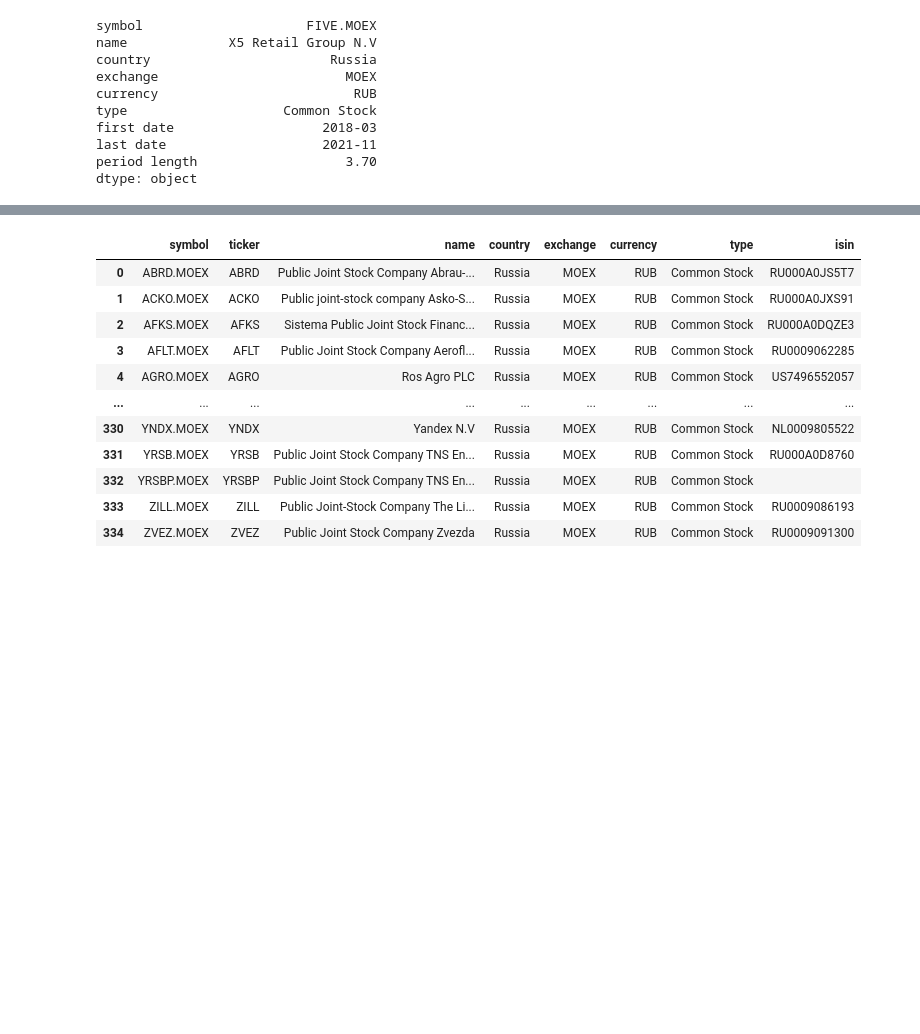
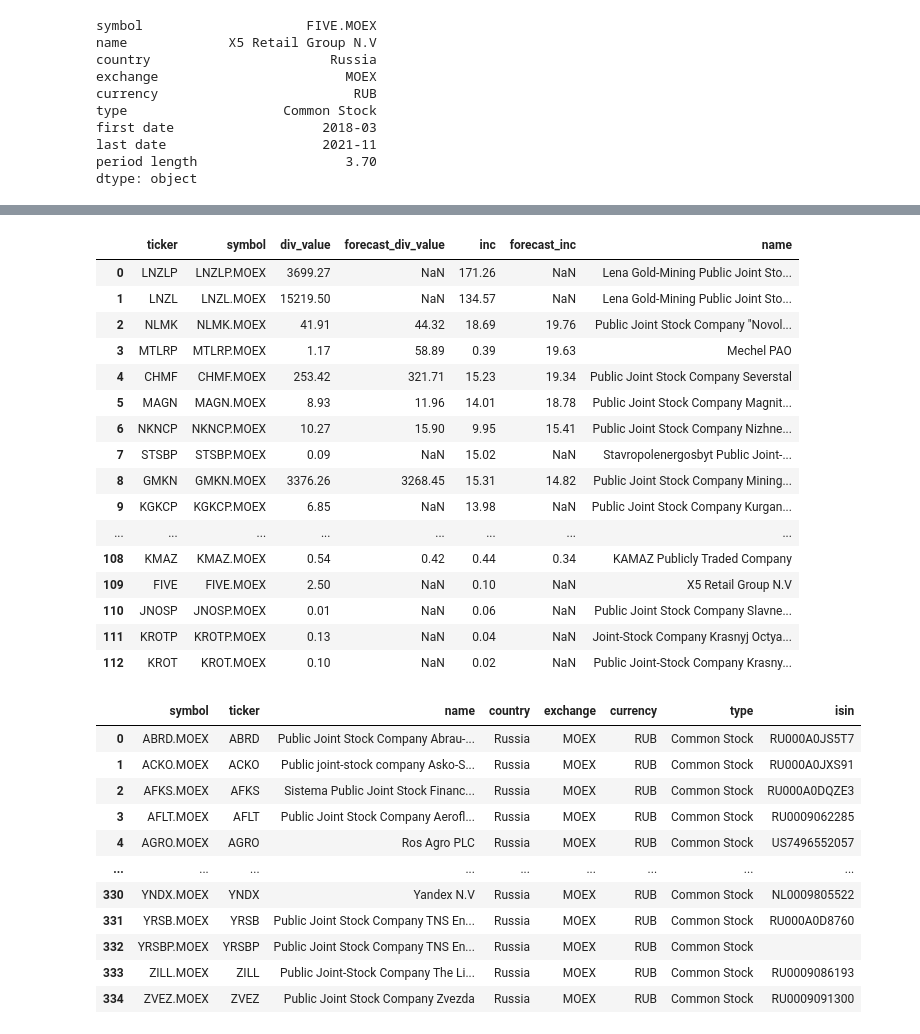
Before and after one commit to aljeshishe/colab, a Jupyter notebook: okama.ipynb, the cells around one changed output, grey strips where cells are left out. Drawn from its saved outputs; the diff is of its cells as text; code cells hidden in the pictures; blank space fills up the shorter version.

```diff
--- a/okama.ipynb
+++ b/okama.ipynb
@@ -35,6 +33,7 @@ import matplotlib.pyplot as plt
 
 plt.rcParams['figure.figsize'] = [12.0, 6.0]
 pd.options.plotting.backend = 'plotly'
+pd.options.display.max_rows = None
 # %%
 ok.search('lkoh')
 # %% [output]
@@ -78,16 +77,3 @@ Freq: M, Name: MTLRP.MOEX, dtype: float64
 
 div = ok.Asset('NLMK.MOEX').dividends
 div.indexdiv.index.to_timestamp()
-# %%
-for i, item in ok.symbols_in_namespace('MOEX').iterrows():
-  x = ok.Asset(item.symbol)
-  div = x.dividends
-  if '2021' not in div.index:
-    print(f'{item.symbol} NO DIVIDENDS {item["name"]}')
-    continue
-  div.index = div.index.to_timestamp()
-  pred_div_value = div.last('12M').sum()
-  div_value = div[:'2022-01'].last('12M').sum()
-  pred_inc = pred_div_value/x.price*100
-  inc = div_value/x.price*100
-  print(f'{item.symbol}:  price:{x.price:.2f}  dividend:{div_value:.2f}(pred:{pred_div_value:.2f}) income:{inc:.2f}(pred:{pred_inc:.2f})\t name:{item["name"]}')
@@ -128,0 +83,20 @@ ZVEZ.MOEX NO DIVIDENDS Public Joint Stock Company Zvezda
+# %%
+result = []
+for symbol in symbols:
+  x = ok.Asset(symbol)
+  div = x.dividends
+  div.index = div.index.to_timestamp()
+
+  div_value = div[:'2022-01'].last('12M').sum() if '2021' in div.index else float('nan')
+  forecast_div_value = div.last('12M').sum() if '2022' in div.index else float('nan')
+
+  data = dict(ticker=symbol.split('.')[0],
+              symbol=symbol,
+              div_value=div_value,
+              forecast_div_value=forecast_div_value,
+              inc=div_value / x.price * 100,
+              forecast_inc=forecast_div_value / x.price * 100,
+              name=x.name)
+  print(data)
+  result.append(data)
+forecast_div_df = pd.DataFrame(result)
@@ -129,3 +121,23 @@ ZVEZ.MOEX NO DIVIDENDS Public Joint Stock Company Zvezda
+# %%
+forecast_div_df.round(2)
+# %% [output]
+|  | ticker | symbol | div_value | forecast_div_value | inc | forecast_inc | name |
+| 0 | LNZLP | LNZLP.MOEX | 3699.27 | NaN | 171.26 | NaN | Lena Gold-Mining Public Joint Sto... |
+| 1 | LNZL | LNZL.MOEX | 15219.50 | NaN | 134.57 | NaN | Lena Gold-Mining Public Joint Sto... |
+| 2 | NLMK | NLMK.MOEX | 41.91 | 44.32 | 18.69 | 19.76 | Public Joint Stock Company "Novol... |
+| 3 | MTLRP | MTLRP.MOEX | 1.17 | 58.89 | 0.39 | 19.63 | Mechel PAO |
+| 4 | CHMF | CHMF.MOEX | 253.42 | 321.71 | 15.23 | 19.34 | Public Joint Stock Company Severstal |
+| 5 | MAGN | MAGN.MOEX | 8.93 | 11.96 | 14.01 | 18.78 | Public Joint Stock Company Magnit... |
+| 6 | NKNCP | NKNCP.MOEX | 10.27 | 15.90 | 9.95 | 15.41 | Public Joint Stock Company Nizhne... |
+| 7 | STSBP | STSBP.MOEX | 0.09 | NaN | 15.02 | NaN | Stavropolenergosbyt Public Joint-... |
+| 8 | GMKN | GMKN.MOEX | 3376.26 | 3268.45 | 15.31 | 14.82 | Public Joint Stock Company Mining... |
+| 9 | KGKCP | KGKCP.MOEX | 6.85 | NaN | 13.98 | NaN | Public Joint Stock Company Kurgan... |
+| ... | ... | ... | ... | ... | ... | ... | ... |
+| 108 | KMAZ | KMAZ.MOEX | 0.54 | 0.42 | 0.44 | 0.34 | KAMAZ Publicly Traded Company |
+| 109 | FIVE | FIVE.MOEX | 2.50 | NaN | 0.10 | NaN | X5 Retail Group N.V |
+| 110 | JNOSP | JNOSP.MOEX | 0.01 | NaN | 0.06 | NaN | Public Joint Stock Company Slavne... |
+| 111 | KROTP | KROTP.MOEX | 0.13 | NaN | 0.04 | NaN | Joint-Stock Company Krasnyj Octya... |
+| 112 | KROT | KROT.MOEX | 0.10 | NaN | 0.02 | NaN | Public Joint-Stock Company Krasny... |
 # %%
 # available symbols in namespace
 ok.symbols_in_namespace('MOEX')
```
Also changed, not shown: parts of 11 cells of this notebook.
